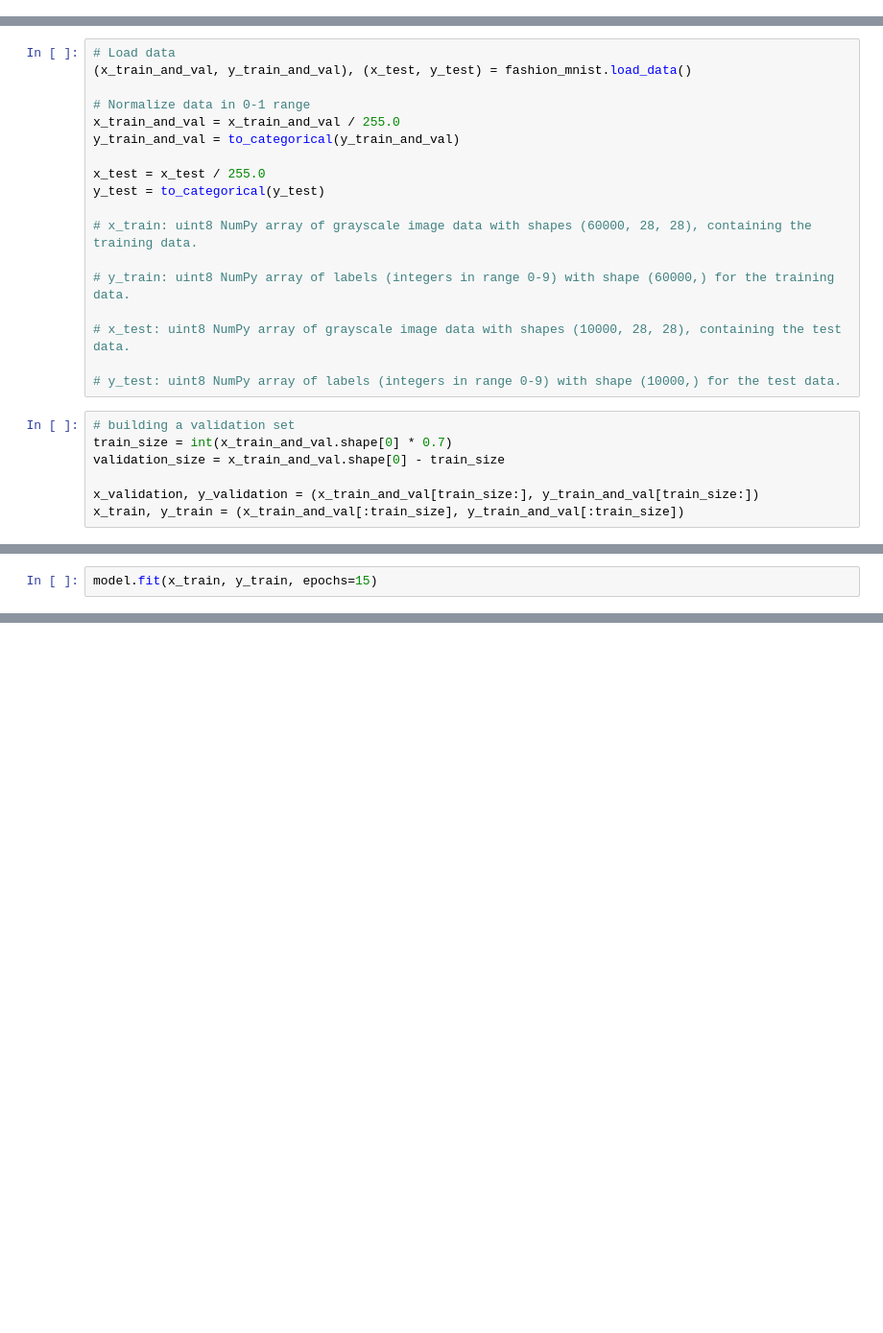
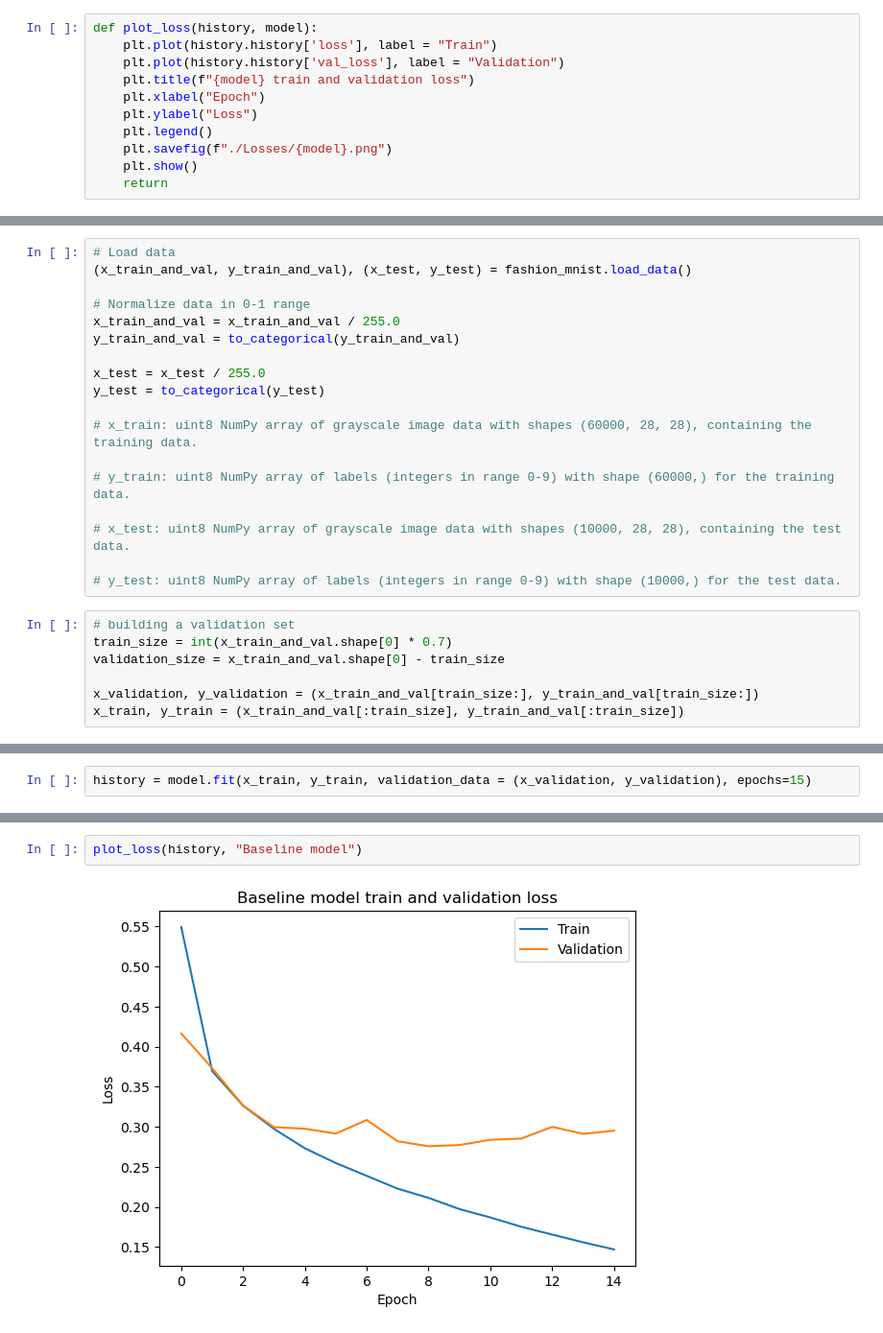
Before and after one commit to leonardocarboni/cv-carboni-bais, a Jupyter notebook: assignment4/cnn.ipynb, the cells around one changed output, grey strips where cells are left out. Shown: that part at 96% size. Saved outputs shown, nothing was run; the diff lists cells and outputs as text; blank space fills up the shorter version.

```diff
--- a/assignment4/cnn.ipynb
+++ b/assignment4/cnn.ipynb
@@ -10,0 +13,11 @@ import numpy as np
+# %%
+def plot_loss(history, model):
+    plt.plot(history.history['loss'], label = "Train")
+    plt.plot(history.history['val_loss'], label = "Validation")
+    plt.title(f"{model} train and validation loss")
+    plt.xlabel("Epoch")
+    plt.ylabel("Loss")
+    plt.legend()
+    plt.savefig(f"./Losses/{model}.png")
+    plt.show()
+    return
@@ -81,4 +91,4 @@ plot_model(model, show_shapes=True, show_layer_activations=True)
 # %%
-model.fit(x_train, y_train, epochs=15)
+history = model.fit(x_train, y_train, validation_data = (x_validation, y_validation), epochs=15)
 # %% [output]
 Epoch 1/15
@@ -101,0 +132,4 @@ Epoch 15/15
+# %%
+plot_loss(history, "Baseline model")
+# %% [output]
+[figure, added]
```
Also changed, not shown: parts of 31 cells of this notebook, 12 other files.
